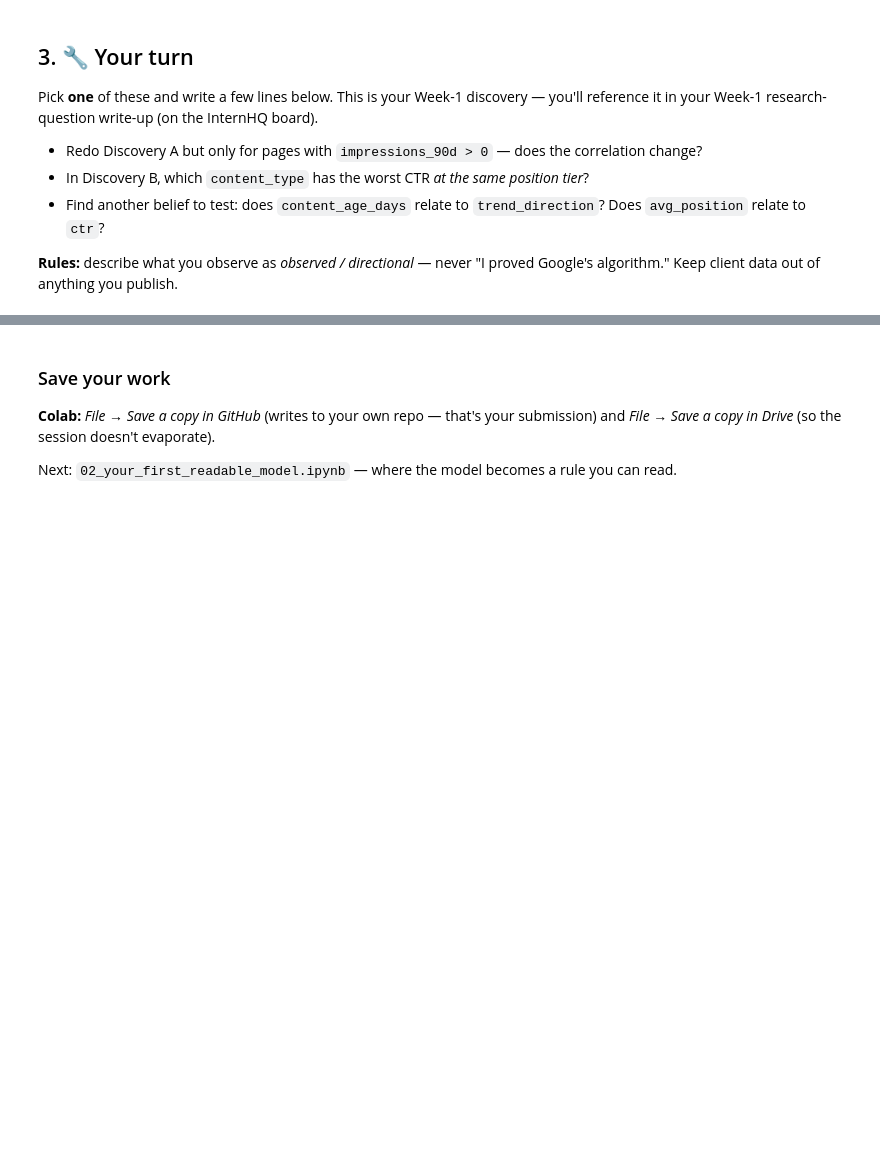
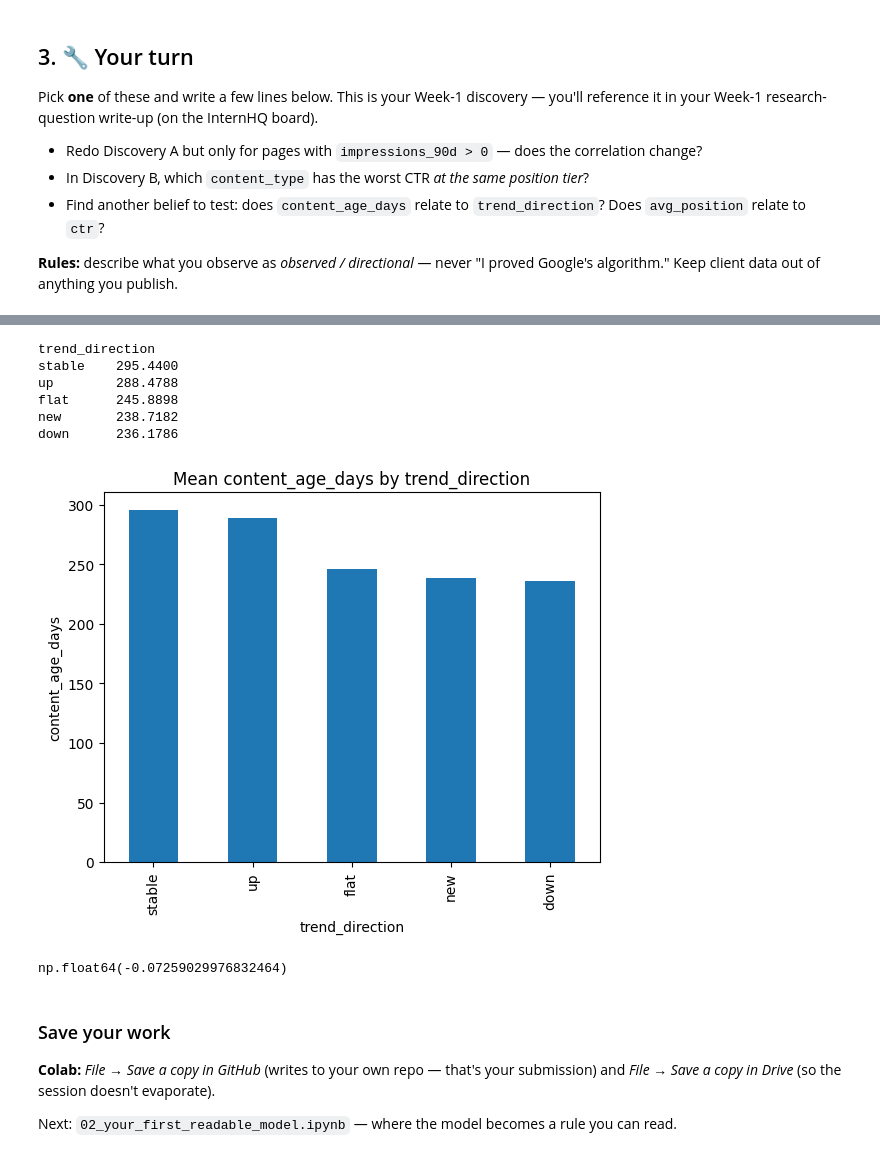
Before and after one commit to arjelmilan/flyrank-ai, a Jupyter notebook: notebooks/01_first_look_and_discovery.ipynb, the cells around one changed output, grey strips where cells are left out. Drawn from its saved outputs; the diff is of its cells as text; code cells hidden in the pictures; blank space fills up the shorter version.

```diff
--- a/notebooks/01_first_look_and_discovery.ipynb
+++ b/notebooks/01_first_look_and_discovery.ipynb
@@ -102,3 +191,20 @@ Pick **one** of these and write a few lines below. This is your Week-1 discovery
+# %%
+# Find another belief to test: does content_age_days relate to trend_direction? Does avg_position relate to ctr?
+age_to_direction = df.groupby("trend_direction")["content_age_days"].mean().sort_values(ascending=False)
+print(age_to_direction.round(4).to_string())
+age_to_direction.plot(kind="bar", title="Mean content_age_days by trend_direction", ylabel="content_age_days");
+# %% [output]
+trend_direction
+stable    295.4400
+up        288.4788
+flat      245.8898
+new       238.7182
+down      236.1786
+[figure, added]
+# %%
+df['avg_position'].corr(df['ctr'])
+# %% [output]
+np.float64(-0.07259029976832464)
 # %% [markdown]
 ### Save your work
 **Colab:** *File → Save a copy in GitHub* (writes to your own repo — that's your submission) and *File → Save a copy in Drive* (so the session doesn't evaporate).
```
Also changed, not shown: parts of 10 cells of this notebook.
